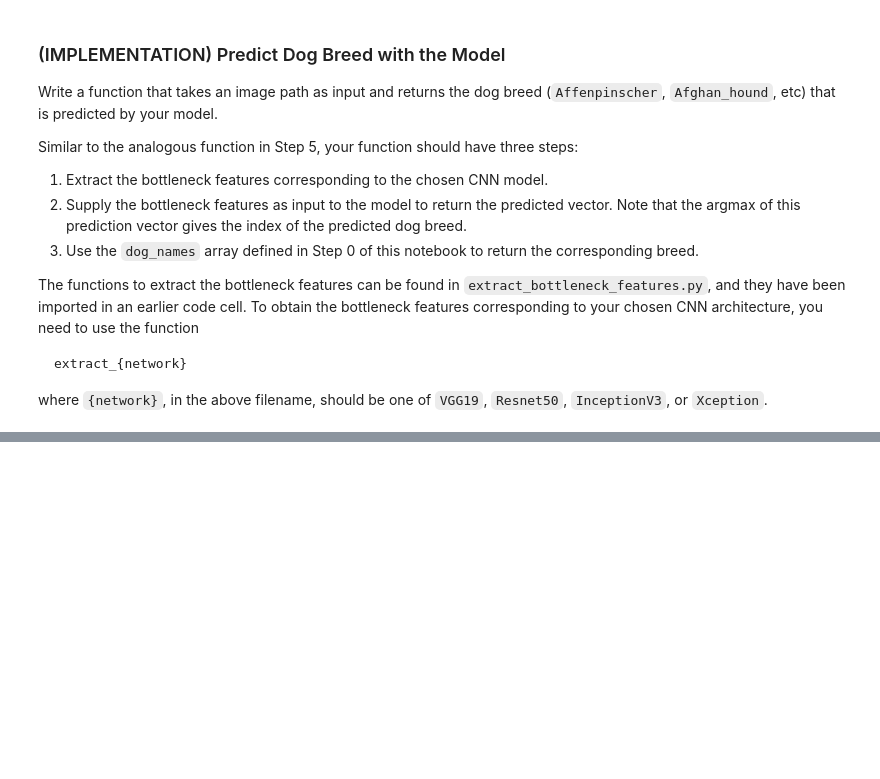
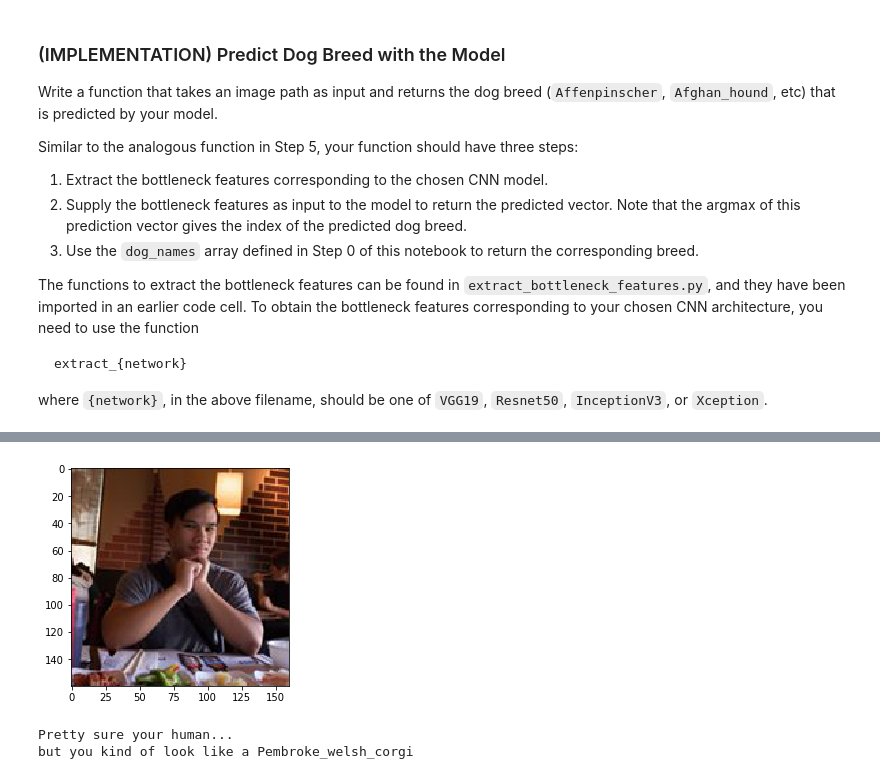
Before and after one commit to timothyta12/dog-project, a Jupyter notebook: dog_app.ipynb, the cells around one changed output, grey strips where cells are left out. Cells and saved outputs as stored; diff of their text form; code cells hidden in the pictures; blank space fills up the shorter version.

```diff
--- a/dog_app.ipynb
+++ b/dog_app.ipynb
@@ -686,0 +799,6 @@ __Answer:__
+# %%
+display_classify("test_images/timothy.jpg")
+# %% [output]
+[figure, added]
+Pretty sure your human...
+but you kind of look like a Pembroke_welsh_corgi
```
Also changed, not shown: parts of 31 cells of this notebook.
